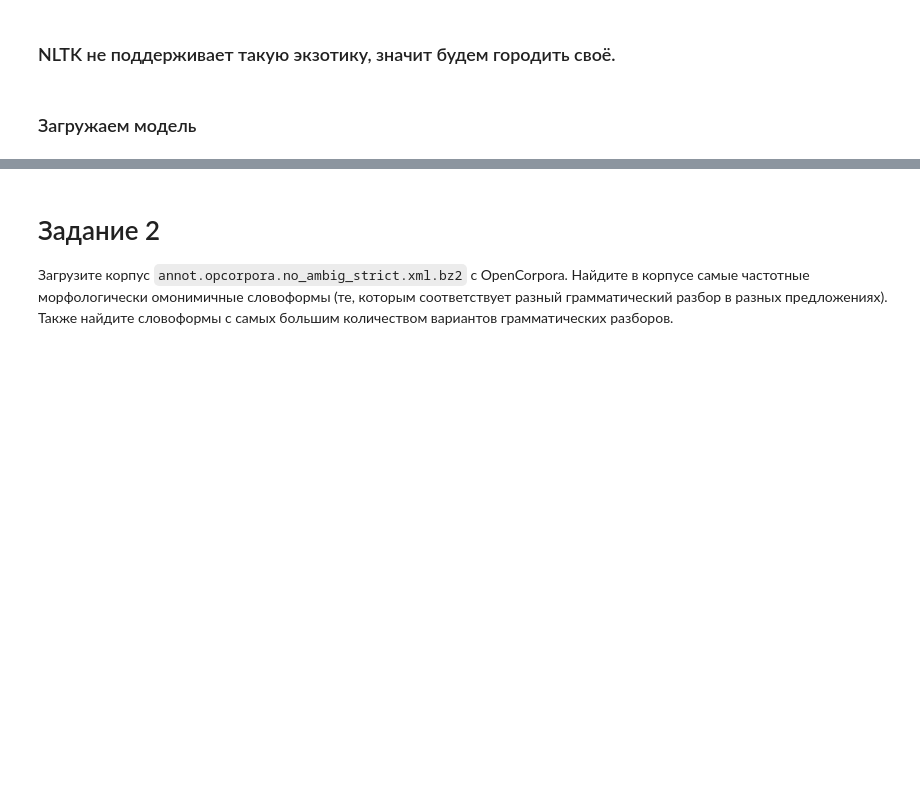
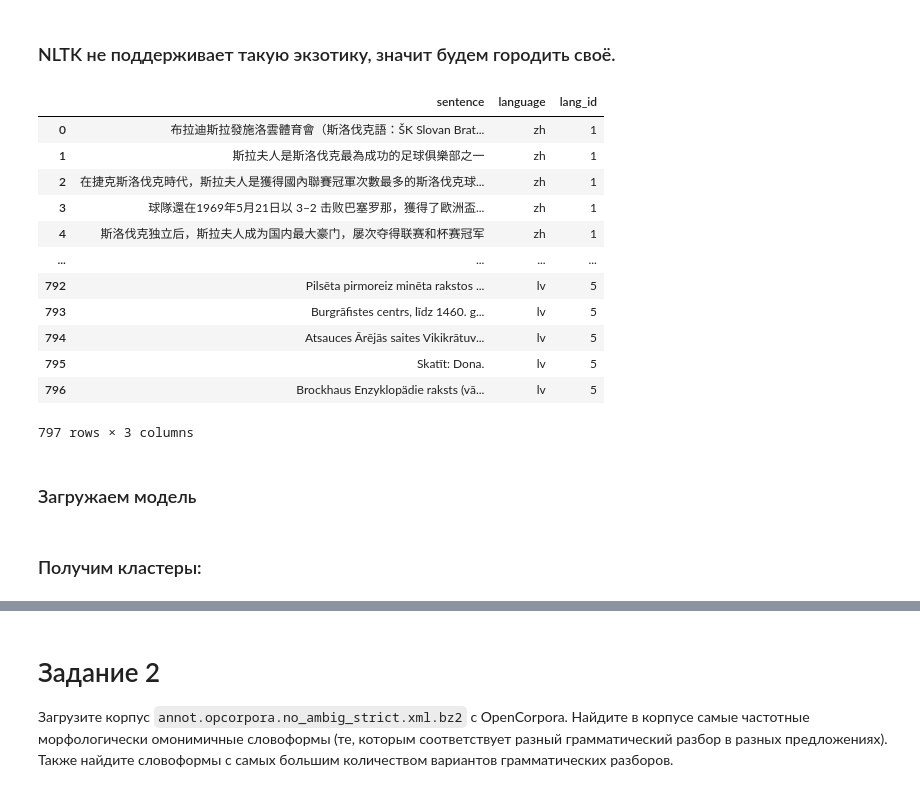
Before and after one commit to smertlove/compling_nlp_hw, a Jupyter notebook: hw4/04_homework.ipynb, the cells around one changed output, grey strips where cells are left out. Cells and saved outputs as stored; diff of their text form; code cells hidden in the pictures; blank space fills up the shorter version.

```diff
--- a/hw4/04_homework.ipynb
+++ b/hw4/04_homework.ipynb
@@ -150,7 +152,7 @@ lang_to_tokenizer : dict[str, Tokenizer]= {
 # %%
 corpus = []
 
-for lang in lang_to_pages:
+for i, lang in enumerate(lang_to_pages):
     tokenizer = lang_to_tokenizer[lang]
     lang_to_title = lang_to_pages[lang]
 
@@ -158,11 +160,27 @@ for lang in lang_to_pages:
         sents = tokenizer.tokenize(lang_to_title[title])
 
         for sent in sents:
-            corpus.append((sent.strip(), lang))
+            corpus.append((sent.strip(), lang, i + 1))
 # %%
 import pandas as pd
 # %%
-df = pd.DataFrame(corpus, columns=("sentence", "language"))
+df = pd.DataFrame(corpus, columns=("sentence", "language", "lang_id"))
+# %%
+df
+# %% [output]
+|  | sentence | language | lang_id |
+| 0 | 布拉迪斯拉發施洛雲體育會（斯洛伐克語：ŠK Slovan Brat... | zh | 1 |
+| 1 | 斯拉夫人是斯洛伐克最為成功的足球俱樂部之一 | zh | 1 |
+| 2 | 在捷克斯洛伐克時代，斯拉夫人是獲得國內聯賽冠軍次數最多的斯洛伐克球... | zh | 1 |
+| 3 | 球隊還在1969年5月21日以 3–2 击败巴塞罗那，獲得了歐洲盃... | zh | 1 |
+| 4 | 斯洛伐克独立后，斯拉夫人成为国内最大豪门，屡次夺得联赛和杯赛冠军 | zh | 1 |
+| ... | ... | ... | ... |
+| 792 | Pilsēta pirmoreiz minēta rakstos ... | lv | 5 |
+| 793 | Burgrāfistes centrs, līdz 1460. g... | lv | 5 |
+| 794 | Atsauces Ārējās saites Vikikrātuv... | lv | 5 |
+| 795 | Skatīt: Dona. | lv | 5 |
+| 796 | Brockhaus Enzyklopädie raksts (vā... | lv | 5 |
+797 rows × 3 columns
 # %% [markdown]
 ###  Загружаем модель
 # %%
@@ -173,6 +191,8 @@ model = SentenceTransformer('sentence-transformers/all-mpnet-base-v2')
 from sklearn.cluster import KMeans
 from sklearn.metrics import adjusted_rand_score
 import numpy as np
+# %% [markdown]
+###  Получим кластеры:
 # %%
 sents = df['sentence'].values
 langs = df["language"].values
```
Also changed, not shown: parts of 19 cells of this notebook.
